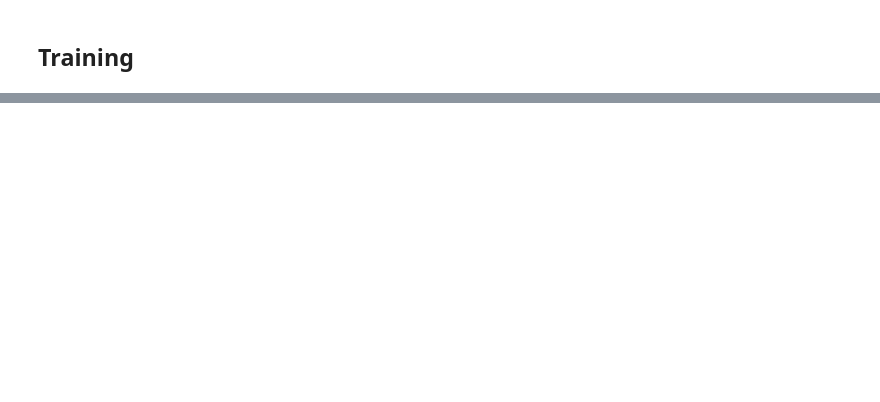
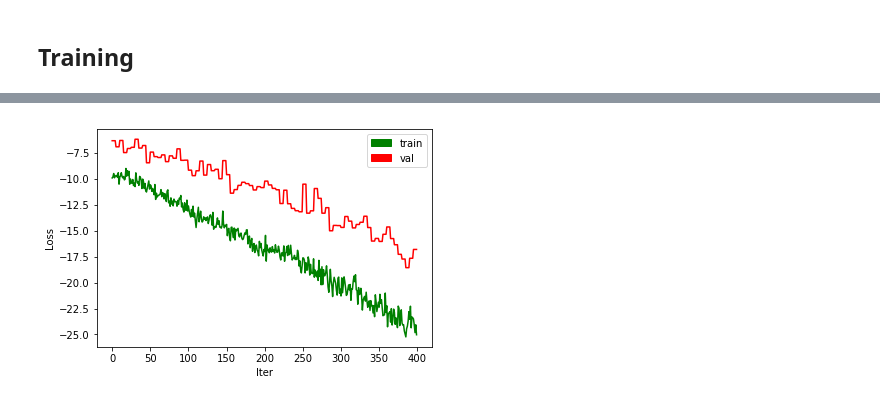
Before and after one commit to vivekraghuram/IRL-captions, a Jupyter notebook: discriminator.ipynb, the cells around one changed output, grey strips where cells are left out. Drawn from its saved outputs; the diff is of its cells as text; code cells hidden in the pictures; blank space fills up the shorter version.

```diff
--- a/discriminator.ipynb
+++ b/discriminator.ipynb
@@ -8,3 +8 @@ from coco_utils import load_coco_data, sample_coco_minibatch, decode_captions
 from image_utils import image_from_url
-# %%
-data = load_coco_data(pca_features=False)
@@ -396 +270,13 @@ table           -254.3460693359375
+# %%
+import matplotlib.patches as mpatches
+
+plt.plot(np.arange(0, len(train_losses)), train_losses, 'g', val_losses, 'r')
+train_loss_patch = mpatches.Patch(color='g', label='train')
+val_loss_patch = mpatches.Patch(color='r', label='val')
+plt.legend(handles=[train_loss_patch, val_loss_patch])
+plt.ylabel('Loss')
+plt.xlabel('Iter')
+plt.show()
+# %% [output]
+[figure, added]
 # %%
```
Also changed, not shown: parts of 32 cells of this notebook, 3 other files.
